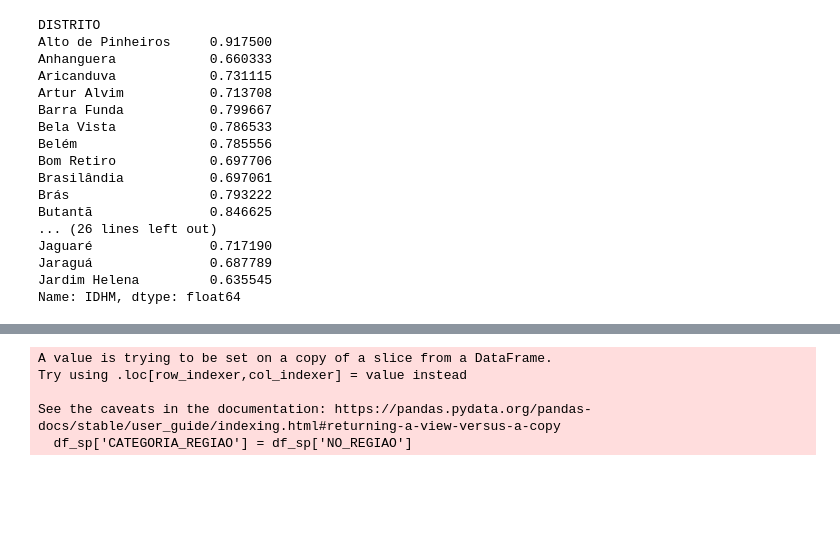
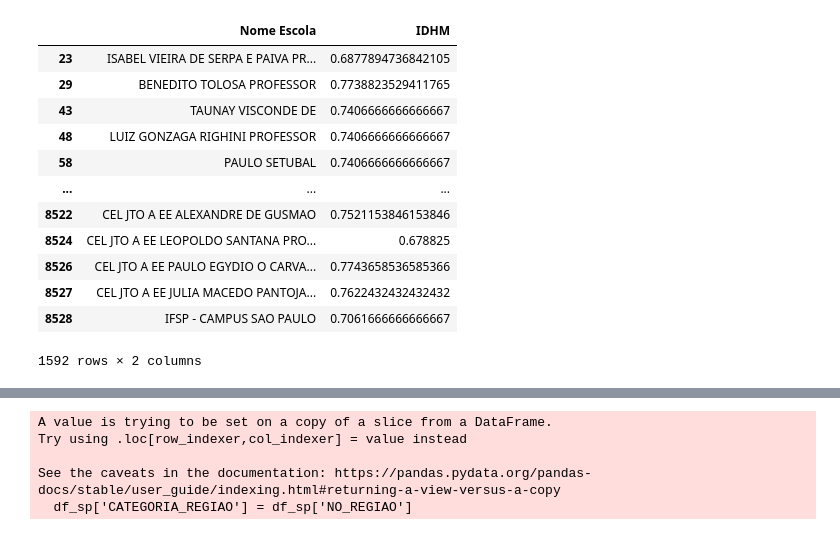
Before and after one commit to alanmath/analise-professores-rotatividade, a Jupyter notebook: pesquisa.ipynb, the cells around one changed output, grey strips where cells are left out. Saved outputs shown, nothing was run; the diff lists cells and outputs as text; code cells hidden in the pictures; blank space fills up the shorter version.

Commit message:
arquivos csv

```diff
--- a/pesquisa.ipynb
+++ b/pesquisa.ipynb
@@ -17,30 +17,3 @@ Oeste      0.785941
 Sul 1      0.762219
 Sul 2      0.704786
 Name: IDHM, dtype: float64
-# %%
-import pandas as pd
-
-# Supondo que o dataframe seja df
-
-# Agrupar por bairro e calcular a média do IDH
-idh_por_bairro = df.groupby('DISTRITO')['IDHM'].mean()
-
-idh_por_bairro.head(40)
-# %% [output]
-DISTRITO
-Alto de Pinheiros     0.917500
-Anhanguera            0.660333
-Aricanduva            0.731115
-Artur Alvim           0.713708
-Barra Funda           0.799667
-Bela Vista            0.786533
-Belém                 0.785556
-Bom Retiro            0.697706
-Brasilândia           0.697061
-Brás                  0.793222
-Butantã               0.846625
-... (26 lines left out)
-Jaguaré               0.717190
-Jaraguá               0.687789
-Jardim Helena         0.635545
-Name: IDHM, dtype: float64
@@ -46,0 +32,34 @@ Name: IDHM, dtype: float64
+# %%
+import pandas as pd
+from unidecode import unidecode
+
+# Carregar o arquivo idh_por_bairro.csv
+idh_por_bairro_df = pd.read_csv('idh_por_bairro.csv')
+
+# Padronizar os nomes dos bairros
+idh_por_bairro_df['NO_BAIRRO'] = idh_por_bairro_df['NO_BAIRRO'].apply(lambda x: unidecode(x).upper())
+
+# Carregar o arquivo df_microdados_filtrado.csv
+microdados_df = pd.read_csv('df_microdados_filtrado.csv')
+
+# Mesclar os DataFrames com base na coluna 'NO_BAIRRO'
+novo_df = microdados_df.merge(idh_por_bairro_df, on='NO_BAIRRO', how='left')
+
+# Selecionar apenas as colunas relevantes (nome da escola e IDHM)
+novo_df = novo_df[['Nome Escola', 'IDHM']].dropna()
+
+novo_df
+# %% [output]
+|  | Nome Escola | IDHM |
+| 23 | ISABEL VIEIRA DE SERPA E PAIVA PR... | 0.6877894736842105 |
+| 29 | BENEDITO TOLOSA PROFESSOR | 0.7738823529411765 |
+| 43 | TAUNAY VISCONDE DE | 0.7406666666666667 |
+| 48 | LUIZ GONZAGA RIGHINI PROFESSOR | 0.7406666666666667 |
+| 58 | PAULO SETUBAL | 0.7406666666666667 |
+| ... | ... | ... |
+| 8522 | CEL JTO A EE ALEXANDRE DE GUSMAO | 0.7521153846153846 |
+| 8524 | CEL JTO A EE LEOPOLDO SANTANA PRO... | 0.678825 |
+| 8526 | CEL JTO A EE PAULO EGYDIO O CARVA... | 0.7743658536585366 |
+| 8527 | CEL JTO A EE JULIA MACEDO PANTOJA... | 0.7622432432432432 |
+| 8528 | IFSP - CAMPUS SAO PAULO | 0.7061666666666667 |
+1592 rows × 2 columns
```
Also changed, not shown: parts of 14 cells of this notebook, 13 other files.
